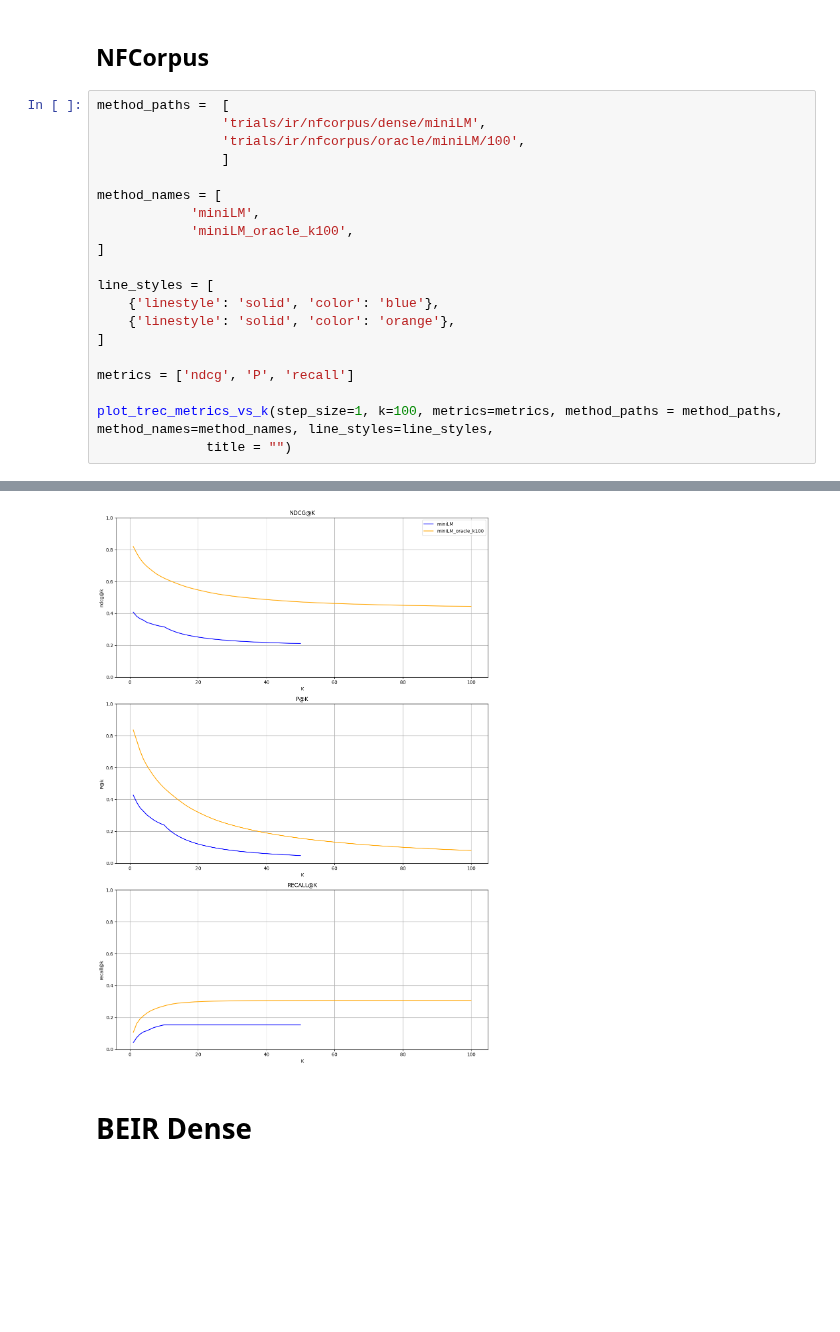
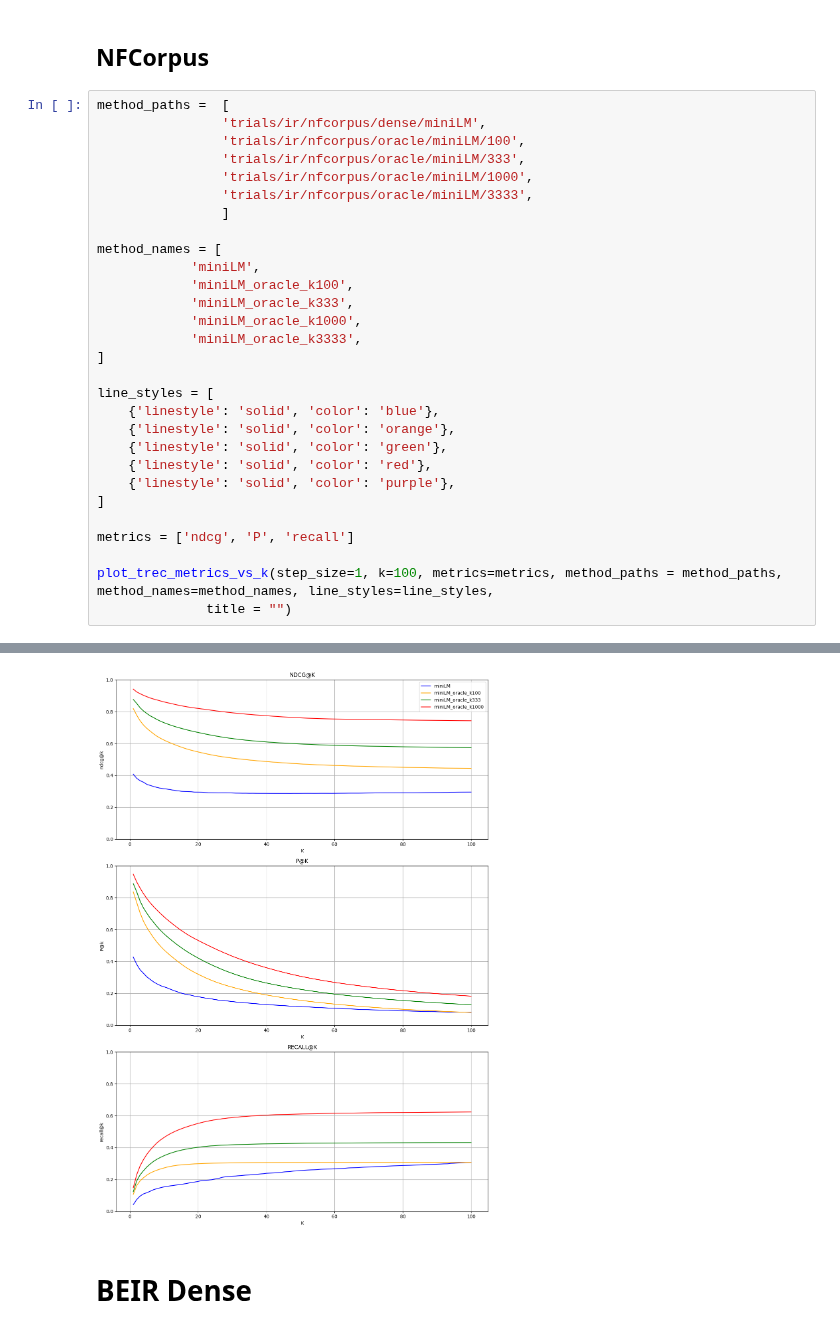
Before and after one commit to D3Mlab/nl-pe, a Jupyter notebook: notebooks/plots/trec.ipynb, the cells around one changed output, grey strips where cells are left out. Saved outputs shown, nothing was run; the diff lists cells and outputs as text; blank space fills up the shorter version.

```diff
--- a/notebooks/plots/trec.ipynb
+++ b/notebooks/plots/trec.ipynb
@@ -22,16 +22,25 @@ from nl_pe.ploting.trec import plot_trec_metrics_vs_k
 method_paths =  [
                 'trials/ir/nfcorpus/dense/miniLM',
                 'trials/ir/nfcorpus/oracle/miniLM/100',
+                'trials/ir/nfcorpus/oracle/miniLM/333',
+                'trials/ir/nfcorpus/oracle/miniLM/1000',
+                'trials/ir/nfcorpus/oracle/miniLM/3333',
                 ]
 
 method_names = [
             'miniLM',
             'miniLM_oracle_k100',
+            'miniLM_oracle_k333',
+            'miniLM_oracle_k1000',
+            'miniLM_oracle_k3333',
 ]
 
 line_styles = [
     {'linestyle': 'solid', 'color': 'blue'},
     {'linestyle': 'solid', 'color': 'orange'},
+    {'linestyle': 'solid', 'color': 'green'},
+    {'linestyle': 'solid', 'color': 'red'},
+    {'linestyle': 'solid', 'color': 'purple'},
 ]
 
 metrics = ['ndcg', 'P', 'recall']
@@ -46,4 +55,4 @@ First row: [{'ndcg_cut_1': 0.4071207430340557, 'ndcg_cut_2': 0.38138368149915214
-[figure, old version]
+[figure, new version]
 # %% [markdown]
 # BEIR Dense
 # %% [markdown]
```
Also changed, not shown: parts of 1 cell of this notebook, 2 other files.
